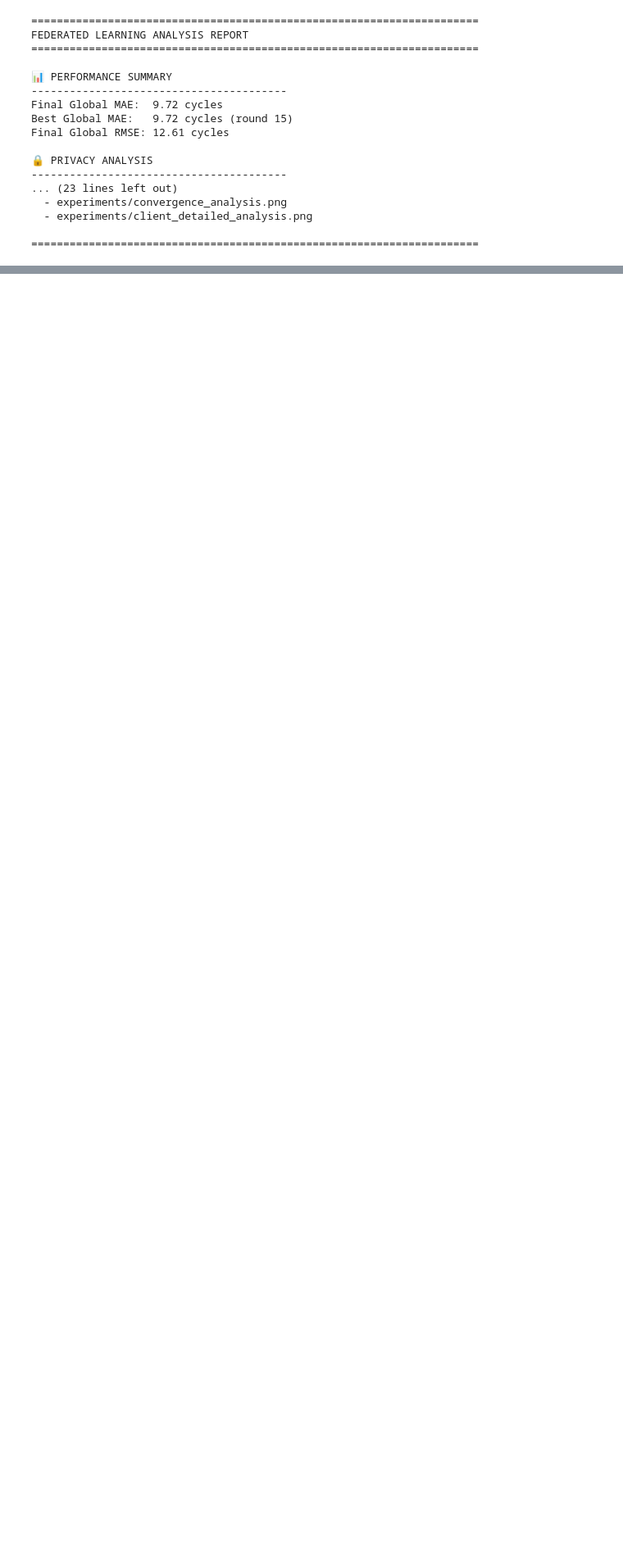
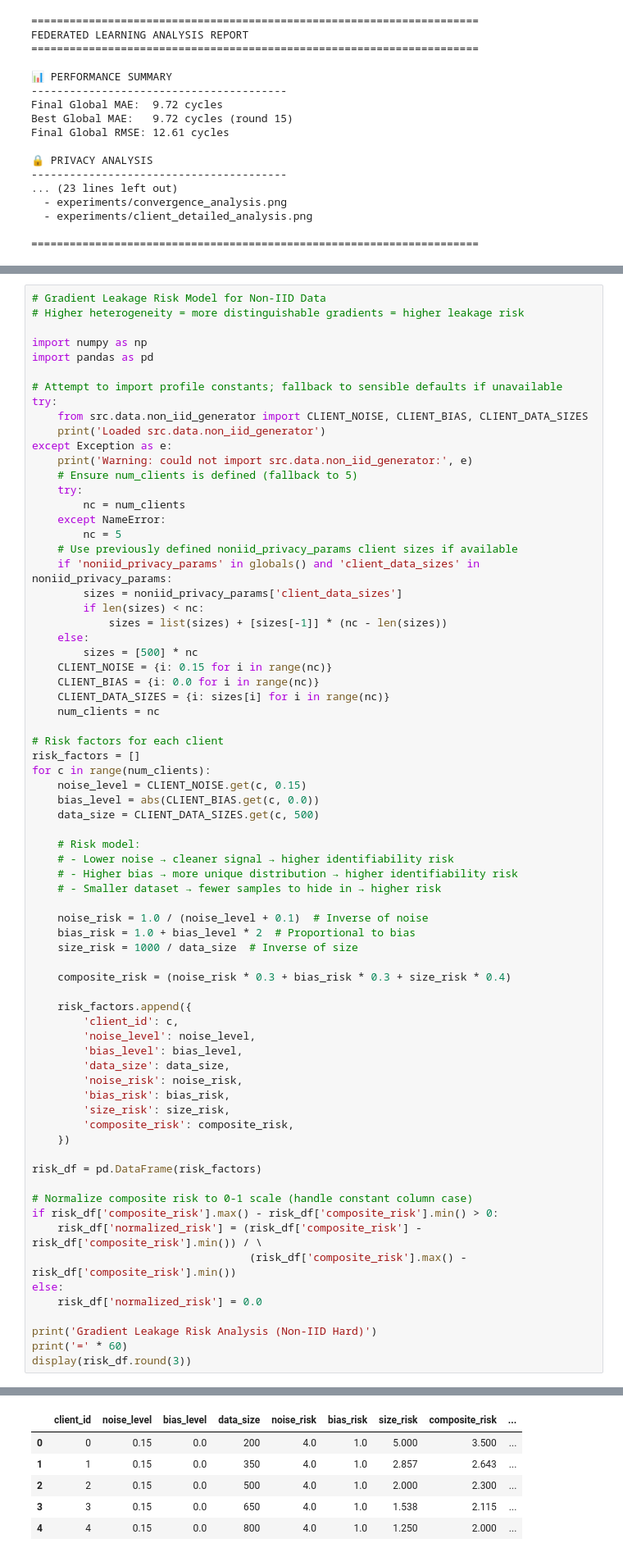
Before and after one commit to AthSri0507/FL_based_IndustrialMaintenance, a Jupyter notebook: notebooks/02_privacy_analysis.ipynb, the cells around one changed output, grey strips where cells are left out. Shown at 82% size. Cells and saved outputs as stored; diff of their text form; blank space fills up the shorter version.

```diff
--- a/notebooks/02_privacy_analysis.ipynb
+++ b/notebooks/02_privacy_analysis.ipynb
@@ -479,0 +749,72 @@ print('Analysis summary saved to experiments/analysis_summary.json')
+# %%
+# Gradient Leakage Risk Model for Non-IID Data
+# Higher heterogeneity = more distinguishable gradients = higher leakage risk
+
+import numpy as np
+import pandas as pd
+
+# Attempt to import profile constants; fallback to sensible defaults if unavailable
+try:
+    from src.data.non_iid_generator import CLIENT_NOISE, CLIENT_BIAS, CLIENT_DATA_SIZES
+    print('Loaded src.data.non_iid_generator')
+except Exception as e:
+    print('Warning: could not import src.data.non_iid_generator:', e)
+    # Ensure num_clients is defined (fallback to 5)
+    try:
+        nc = num_clients
+    except NameError:
+        nc = 5
+    # Use previously defined noniid_privacy_params client sizes if available
+    if 'noniid_privacy_params' in globals() and 'client_data_sizes' in noniid_privacy_params:
+        sizes = noniid_privacy_params['client_data_sizes']
+        if len(sizes) < nc:
+            sizes = list(sizes) + [sizes[-1]] * (nc - len(sizes))
+    else:
+        sizes = [500] * nc
+    CLIENT_NOISE = {i: 0.15 for i in range(nc)}
+    CLIENT_BIAS = {i: 0.0 for i in range(nc)}
+    CLIENT_DATA_SIZES = {i: sizes[i] for i in range(nc)}
+    num_clients = nc
+
+# Risk factors for each client
+risk_factors = []
+for c in range(num_clients):
+    noise_level = CLIENT_NOISE.get(c, 0.15)
+    bias_level = abs(CLIENT_BIAS.get(c, 0.0))
+    data_size = CLIENT_DATA_SIZES.get(c, 500)
+
+    # Risk model:
+    # - Lower noise → cleaner signal → higher identifiability risk
+    # - Higher bias → more unique distribution → higher identifiability risk
+    # - Smaller dataset → fewer samples to hide in → higher risk
+
+    noise_risk = 1.0 / (noise_level + 0.1)  # Inverse of noise
+    bias_risk = 1.0 + bias_level * 2  # Proportional to bias
+    size_risk = 1000 / data_size  # Inverse of size
+
+    composite_risk = (noise_risk * 0.3 + bias_risk * 0.3 + size_risk * 0.4)
+
+    risk_factors.append({
+        'client_id': c,
+        'noise_level': noise_level,
+        'bias_level': bias_level,
+        'data_size': data_size,
+        'noise_risk': noise_risk,
+        'bias_risk': bias_risk,
+        'size_risk': size_risk,
+        'composite_risk': composite_risk,
+    })
+
+risk_df = pd.DataFrame(risk_factors)
+
+# Normalize composite risk to 0-1 scale (handle constant column case)
+if risk_df['composite_risk'].max() - risk_df['composite_risk'].min() > 0:
+    risk_df['normalized_risk'] = (risk_df['composite_risk'] - risk_df['composite_risk'].min()) / \
+                                  (risk_df['composite_risk'].max() - risk_df['composite_risk'].min())
+else:
+    risk_df['normalized_risk'] = 0.0
+
+print('Gradient Leakage Risk Analysis (Non-IID Hard)')
+print('=' * 60)
+display(risk_df.round(3))
+# %% [output]
@@ -479,0 +824,6 @@ print('Analysis summary saved to experiments/analysis_summary.json')
+|  | client_id | noise_level | bias_level | data_size | noise_risk | bias_risk | size_risk | composite_risk | ... |
+| 0 | 0 | 0.15 | 0.0 | 200 | 4.0 | 1.0 | 5.000 | 3.500 | ... |
+| 1 | 1 | 0.15 | 0.0 | 350 | 4.0 | 1.0 | 2.857 | 2.643 | ... |
+| 2 | 2 | 0.15 | 0.0 | 500 | 4.0 | 1.0 | 2.000 | 2.300 | ... |
+| 3 | 3 | 0.15 | 0.0 | 650 | 4.0 | 1.0 | 1.538 | 2.115 | ... |
+| 4 | 4 | 0.15 | 0.0 | 800 | 4.0 | 1.0 | 1.250 | 2.000 | ... |
```
Also changed, not shown: parts of 11 cells of this notebook, 10 other files.
